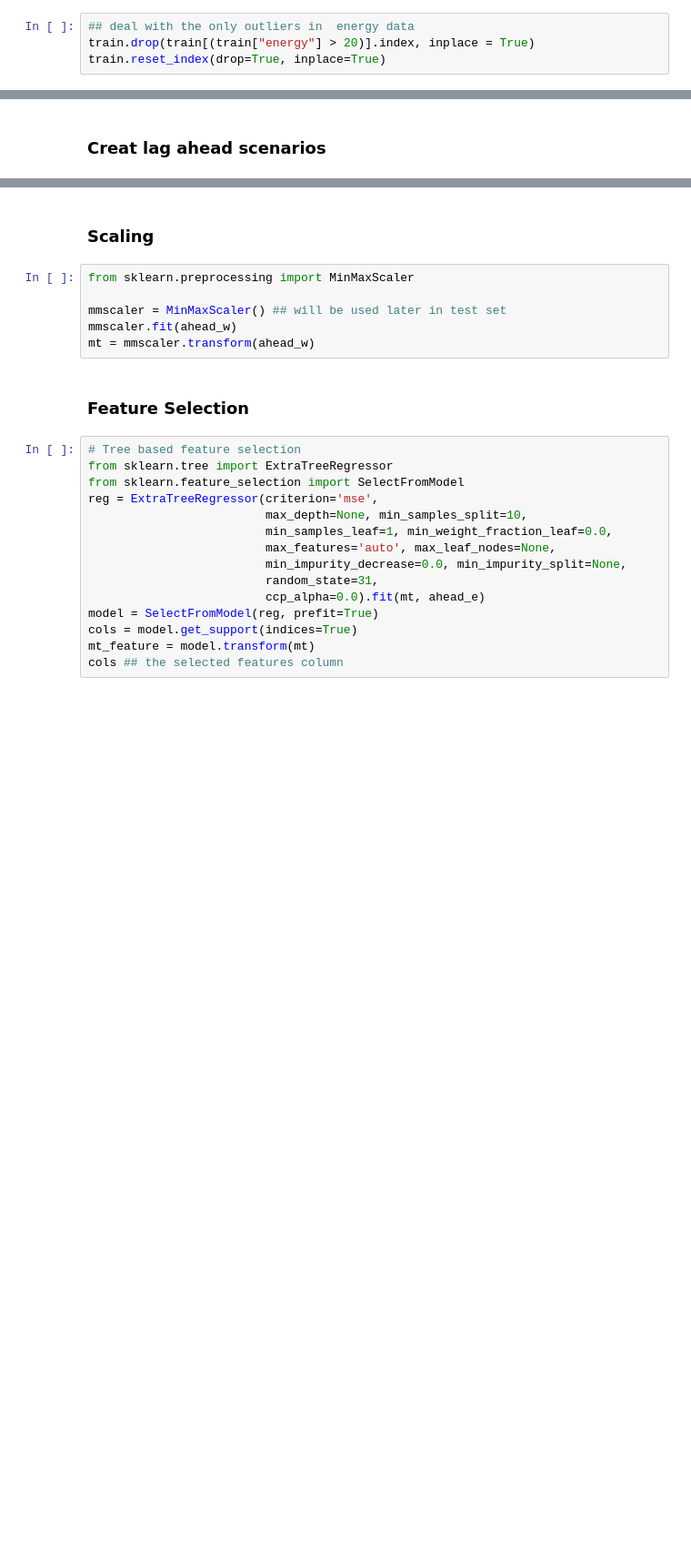
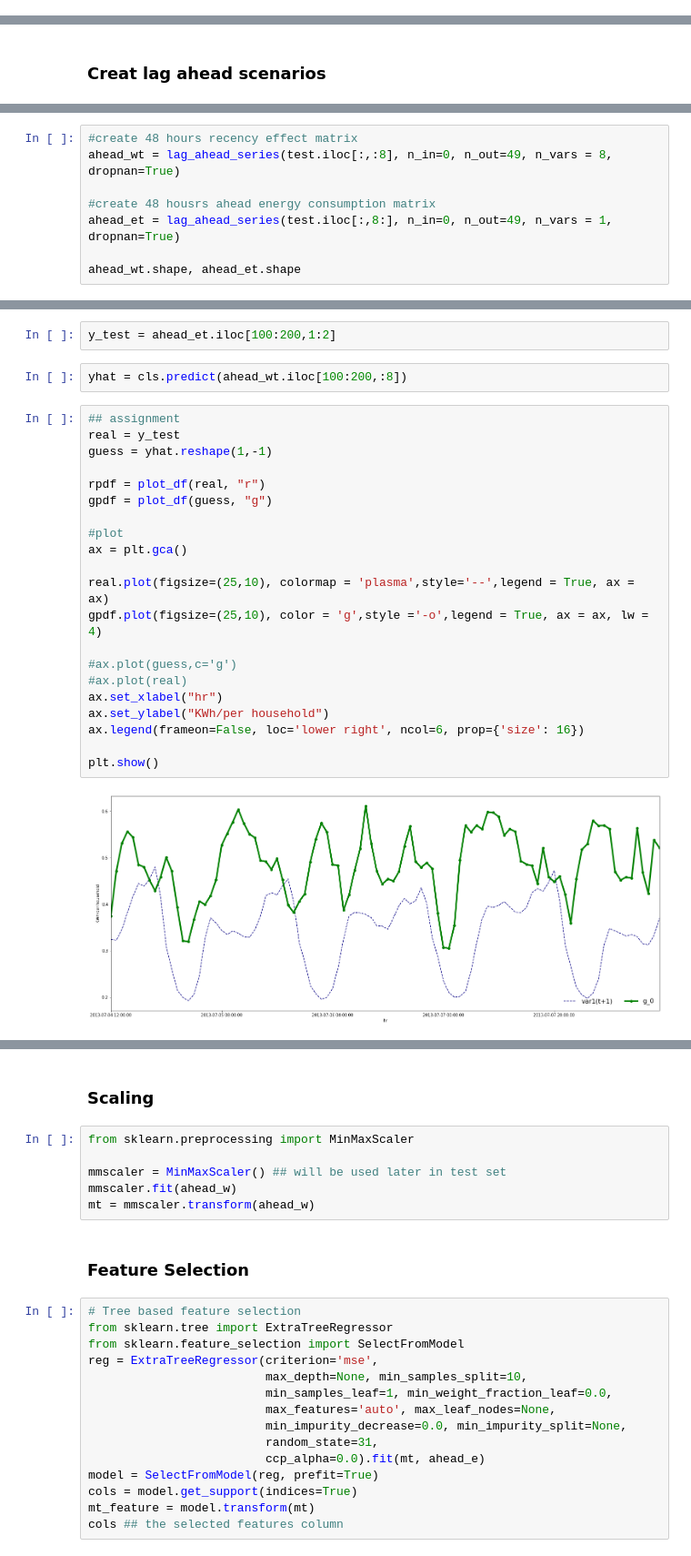
Before and after one commit to charlesfu4/MT, a Jupyter notebook: autosklearn/hourly_forecast_ask.ipynb, the cells around one changed output, grey strips where cells are left out. Shown at 91% size. Cells and saved outputs as stored; diff of their text form; blank space fills up the shorter version.

```diff
--- a/autosklearn/hourly_forecast_ask.ipynb
+++ b/autosklearn/hourly_forecast_ask.ipynb
@@ -90,4 +83,0 @@ scatter_plot(train)
-# %%
-## deal with the only outliers in  energy data
-train.drop(train[(train["energy"] > 20)].index, inplace = True)
-train.reset_index(drop=True, inplace=True)
@@ -148,2 +94,10 @@ ahead_w.shape, ahead_e.shape, single_w.shape
 # %% [output]
 ((13991, 392), (13991, 49), (13991, 8))
+# %%
+#create 48 hours recency effect matrix
+ahead_wt = lag_ahead_series(test.iloc[:,:8], n_in=0, n_out=49, n_vars = 8, dropnan=True)
+
+#create 48 housrs ahead energy consumption matrix
+ahead_et = lag_ahead_series(test.iloc[:,8:], n_in=0, n_out=49, n_vars = 1, dropnan=True)
+
+ahead_wt.shape, ahead_et.shape
@@ -149,0 +165,27 @@ ahead_w.shape, ahead_e.shape, single_w.shape
+# %%
+y_test = ahead_et.iloc[100:200,1:2]
+# %%
+yhat = cls.predict(ahead_wt.iloc[100:200,:8])
+# %%
+## assignment
+real = y_test
+guess = yhat.reshape(1,-1)
+
+rpdf = plot_df(real, "r")
+gpdf = plot_df(guess, "g")
+
+#plot
+ax = plt.gca()
+
+real.plot(figsize=(25,10), colormap = 'plasma',style='--',legend = True, ax = ax)
+gpdf.plot(figsize=(25,10), color = 'g',style ='-o',legend = True, ax = ax, lw = 4)
+
+#ax.plot(guess,c='g')
+#ax.plot(real)
+ax.set_xlabel("hr")
+ax.set_ylabel("KWh/per household")
+ax.legend(frameon=False, loc='lower right', ncol=6, prop={'size': 16})
+
+plt.show()
+# %% [output]
+[figure, added]
```
Also changed, not shown: parts of 13 cells of this notebook, 1 other file.
